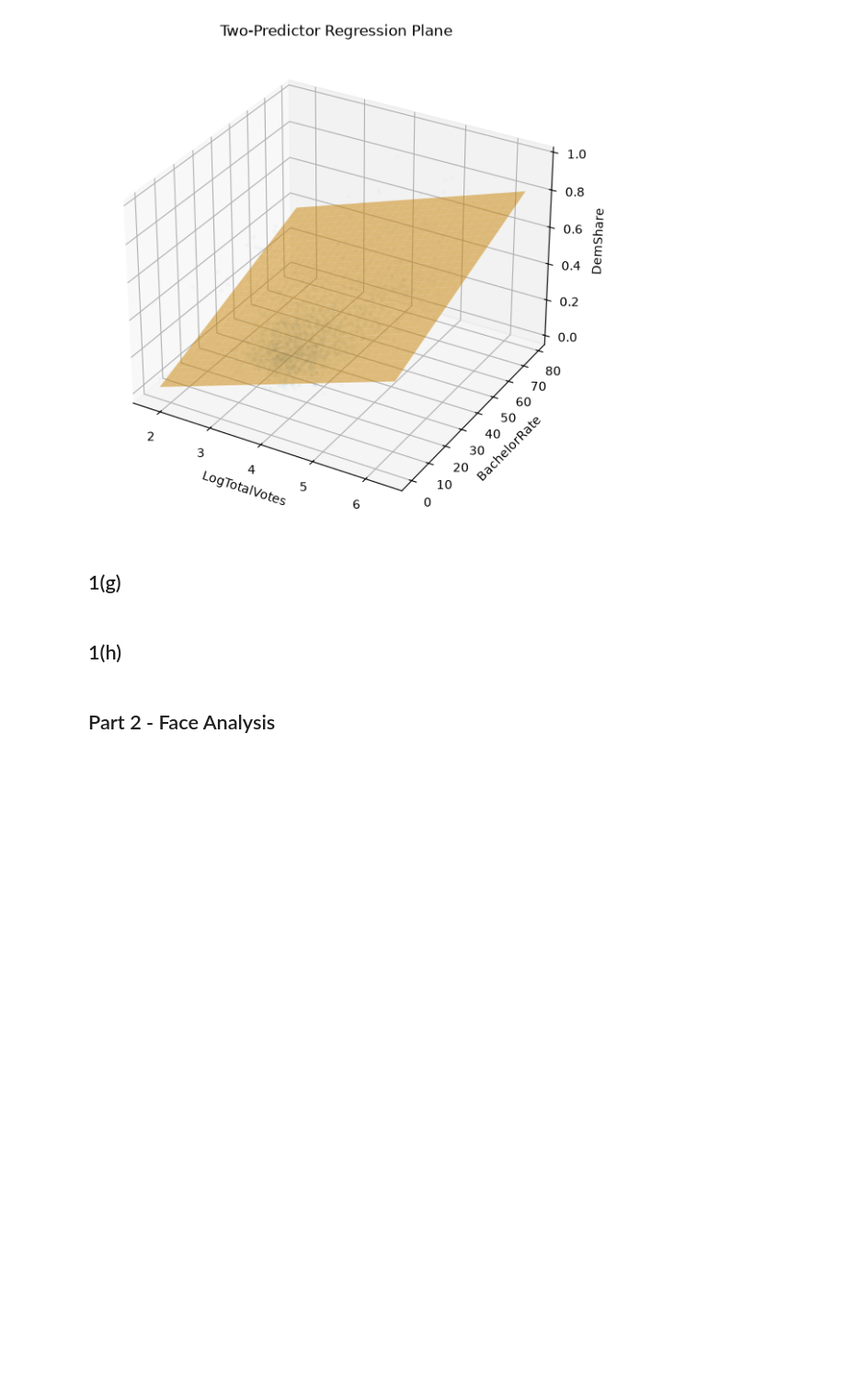
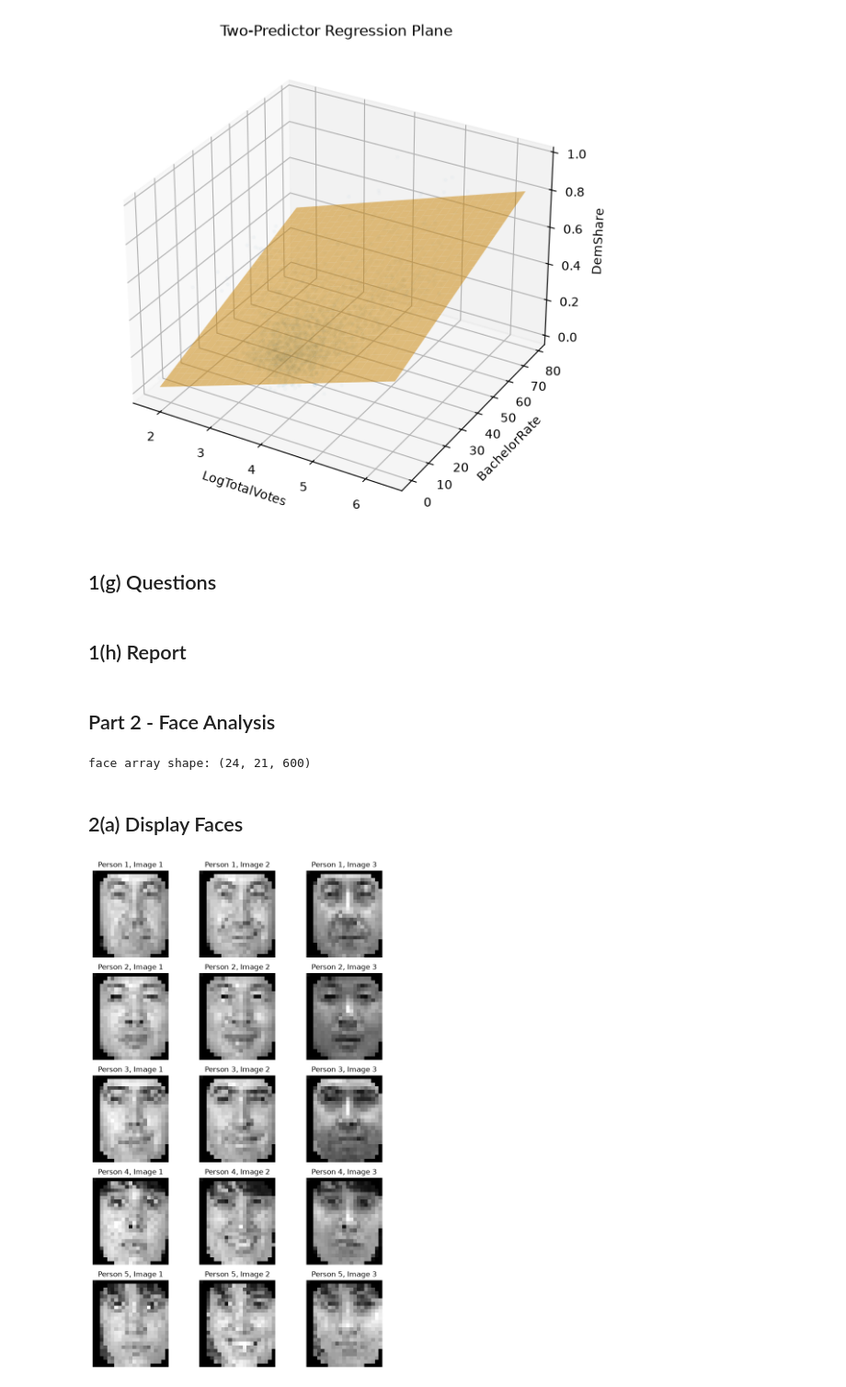
Before and after one commit to Hevyweight/2016-Election-Data-Analysis, a Jupyter notebook: Ethan_Lee_project1.ipynb, the cells around one changed output. Shown at 92% size. Drawn from its saved outputs; the diff is of its cells as text; code cells hidden in the pictures; blank space fills up the shorter version.

```diff
--- a/Ethan_Lee_project1.ipynb
+++ b/Ethan_Lee_project1.ipynb
@@ -379,8 +379,35 @@ plt.show()
 # %% [output]
 [figure]
 # %% [markdown]
-## 1(g)
+## 1(g) Questions
 # %% [markdown]
-## 1(h)
+## 1(h) Report
 # %% [markdown]
 ## Part 2 - Face Analysis
+# %%
+import numpy as np
+import matplotlib.pyplot as plt
+from scipy.io import loadmat
+
+data = loadmat('faces.mat')
+face = data['face']
+print('face array shape:', face.shape)   # (24, 21, 600)
+# %% [output]
+face array shape: (24, 21, 600)
+# %% [markdown]
+## 2(a) Display Faces
+# %%
+fig, axes = plt.subplots(5, 3, figsize=(8, 12))
+
+for i in range(5):
+    for j in range(3):
+        image_index = 3 * i + j
+
+        axes[i, j].imshow(face[:, :, image_index], cmap="gray")
+        axes[i, j].set_title(f"Person {i+1}, Image {j+1}")
+        axes[i, j].axis("off")
+
+plt.tight_layout()
+plt.show()
+# %% [output]
+[figure, added]
```
Also changed, not shown: parts of 12 cells of this notebook.
